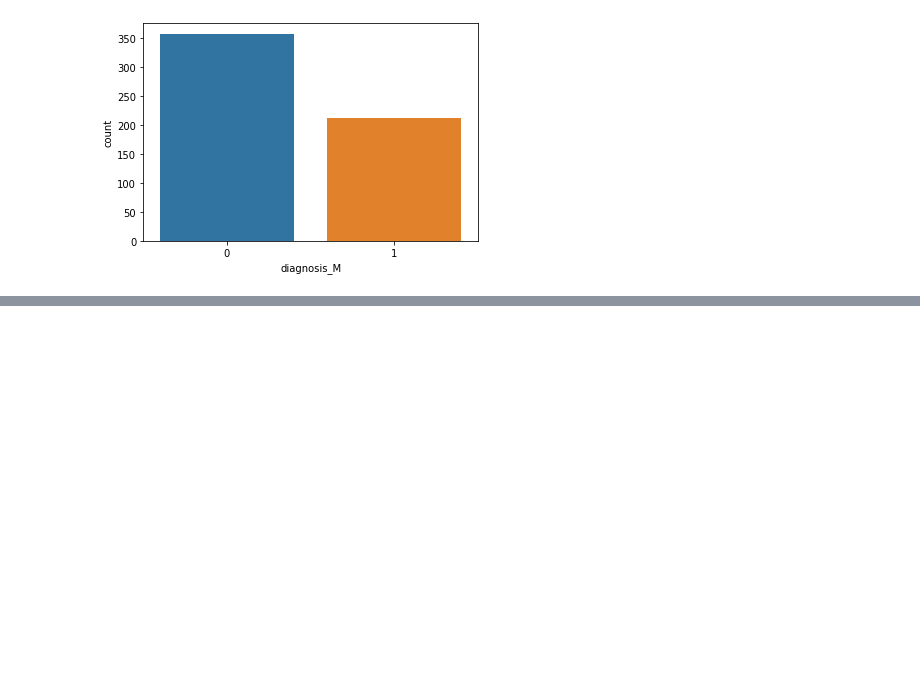
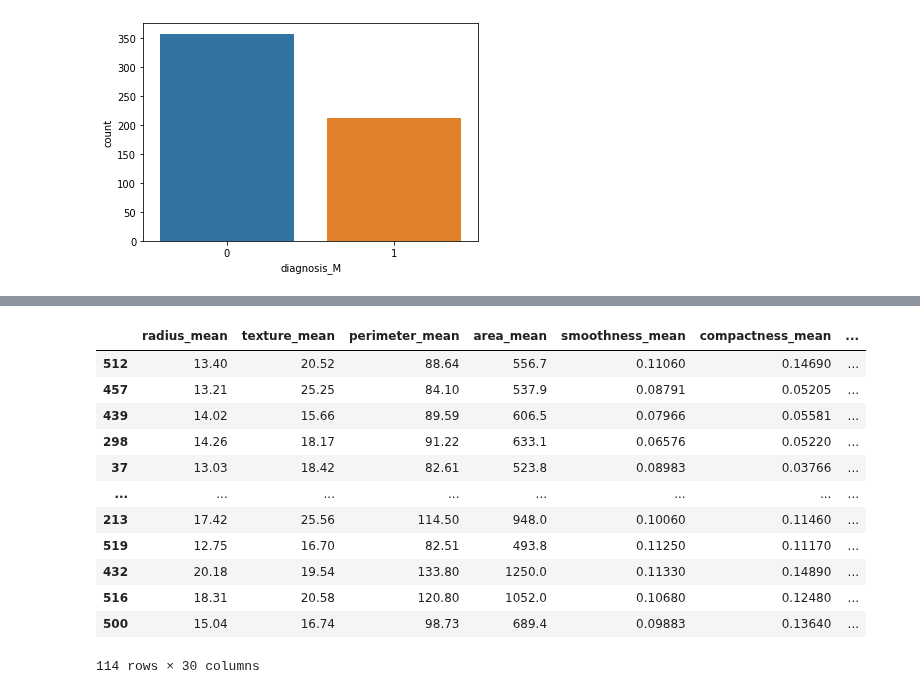
Before and after one commit to Twtamaris/machine_learning, a Jupyter notebook: breast_cancer/breast.ipynb, the cells around one changed output, grey strips where cells are left out. Cells and saved outputs as stored; diff of their text form; code cells hidden in the pictures; blank space fills up the shorter version.

```diff
--- a/breast_cancer/breast.ipynb
+++ b/breast_cancer/breast.ipynb
@@ -155,0 +217,3 @@ plt.show()
+# %%
+# matrix of features
+x = dataset.iloc[:,1:-1]
@@ -155,0 +248,4 @@ plt.show()
+# %%
+# Target variable/ dependent variable
+y = dataset.iloc[:,-1]
+y
@@ -155,0 +273,3 @@ plt.show()
+# %%
+from sklearn.model_selection import train_test_split
+x_train,x_test,y_train,y_test = train_test_split(x,y,test_size=0.2, random_state=0)
@@ -155,0 +302,16 @@ plt.show()
+# %%
+x_test
+# %% [output]
+|  | radius_mean | texture_mean | perimeter_mean | area_mean | smoothness_mean | compactness_mean | ... |
+| 512 | 13.40 | 20.52 | 88.64 | 556.7 | 0.11060 | 0.14690 | ... |
+| 457 | 13.21 | 25.25 | 84.10 | 537.9 | 0.08791 | 0.05205 | ... |
+| 439 | 14.02 | 15.66 | 89.59 | 606.5 | 0.07966 | 0.05581 | ... |
+| 298 | 14.26 | 18.17 | 91.22 | 633.1 | 0.06576 | 0.05220 | ... |
+| 37 | 13.03 | 18.42 | 82.61 | 523.8 | 0.08983 | 0.03766 | ... |
+| ... | ... | ... | ... | ... | ... | ... | ... |
+| 213 | 17.42 | 25.56 | 114.50 | 948.0 | 0.10060 | 0.11460 | ... |
+| 519 | 12.75 | 16.70 | 82.51 | 493.8 | 0.11250 | 0.11170 | ... |
+| 432 | 20.18 | 19.54 | 133.80 | 1250.0 | 0.11330 | 0.14890 | ... |
+| 516 | 18.31 | 20.58 | 120.80 | 1052.0 | 0.10680 | 0.12480 | ... |
+| 500 | 15.04 | 16.74 | 98.73 | 689.4 | 0.09883 | 0.13640 | ... |
+114 rows × 30 columns
```
Also changed, not shown: parts of 59 cells of this notebook.
